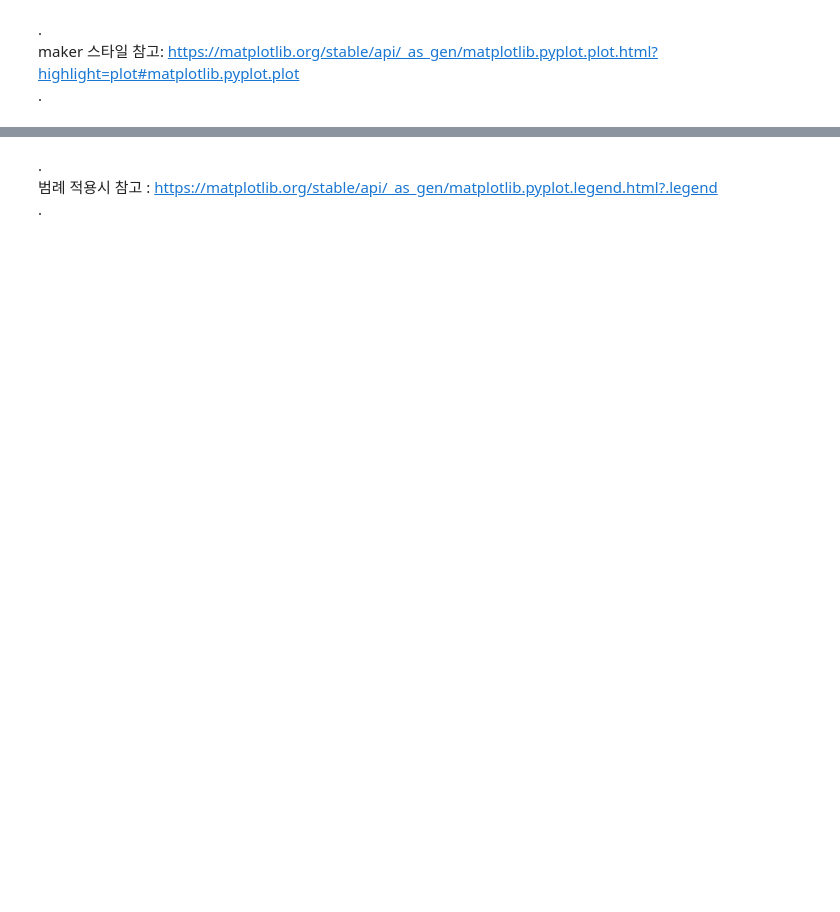
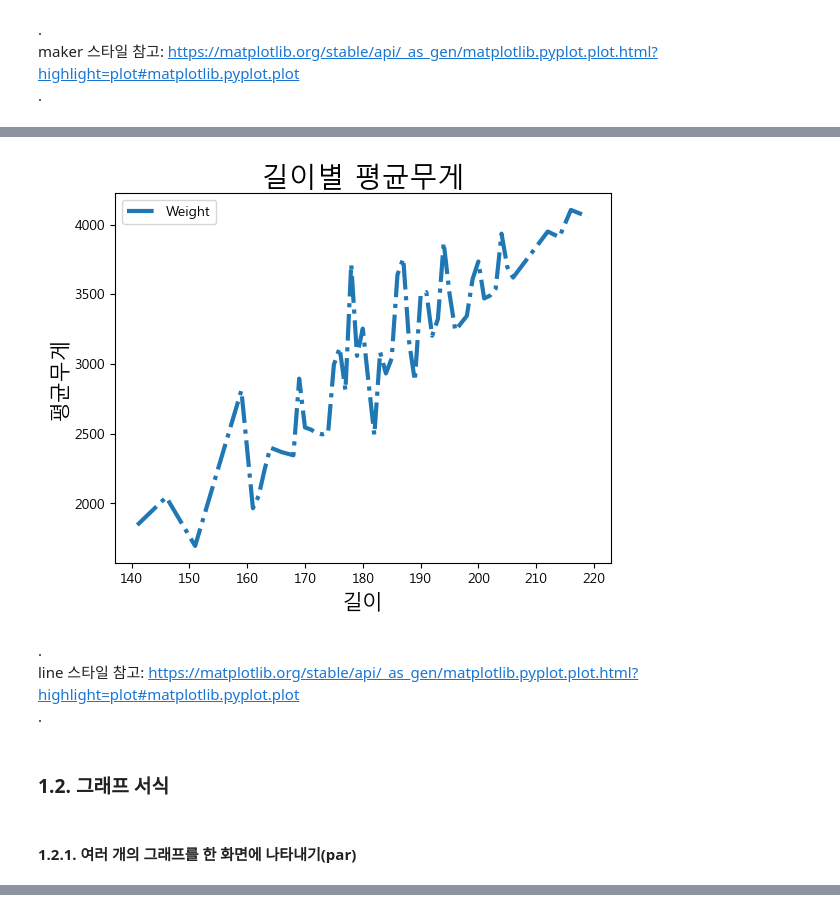
Before and after one commit to anjuiswhat/TIL, a Jupyter notebook: ADP_study/4_시각화.ipynb, the cells around one changed output, grey strips where cells are left out. Cells and saved outputs as stored; diff of their text form; code cells hidden in the pictures; blank space fills up the shorter version.

```diff
--- a/ADP_study/4_시각화.ipynb
+++ b/ADP_study/4_시각화.ipynb
@@ -163,3 +170,26 @@ plt.show()
+# %%
+df_group_car.plot( kind = 'line',
+                   x = 'Length',
+                   y = 'Weight',
+                   ls = '-.',  # 선 종류
+                   lw = 3 )  # 선 굵기
+
+plt.title( '길이별 평균무게', size = 20 )
+plt.xlabel( '길이', size=15 )
+plt.ylabel( '평균무게', size=15 )
+
+plt.show()
+# %% [output]
+[figure, added]
+# %% [markdown]
+.
+line 스타일 참고:
+https://matplotlib.org/stable/api/_as_gen/matplotlib.pyplot.plot.html?highlight=plot#matplotlib.pyplot.plot
+.
+# %% [markdown]
+### 1.2. 그래프 서식
+# %% [markdown]
+#### 1.2.1. 여러 개의 그래프를 한 화면에 나타내기(par)
 # %%
 fig = plt.figure( figsize = (25, 7) )
 ax1 = fig.add_subplot(1, 2, 1)
@@ -190,7 +220,3 @@ ax2.set_ylabel( '월', size=20 )
 plt.show()
 # %% [output]
 [figure]
-# %% [markdown]
-.
-범례 적용시 참고 : https://matplotlib.org/stable/api/_as_gen/matplotlib.pyplot.legend.html?.legend
-.
```
Also changed, not shown: parts of 66 cells of this notebook.
